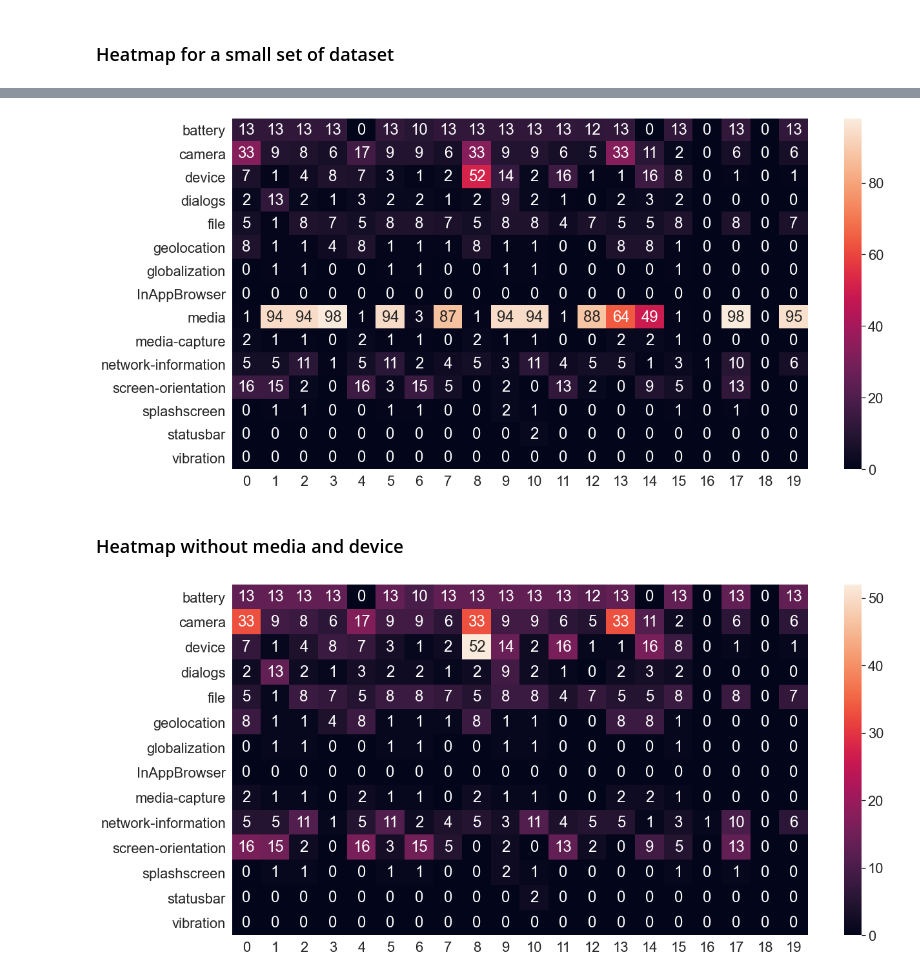
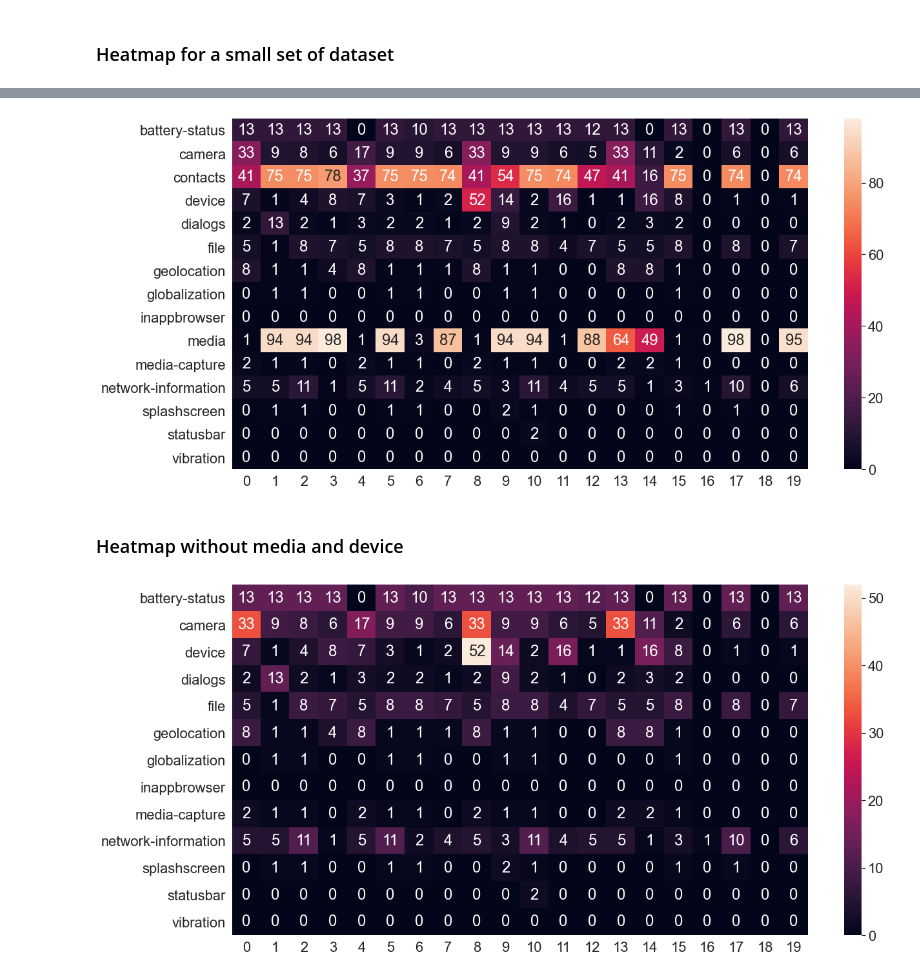
Before and after one commit to allensun623/Android-Security-Analysis, a Jupyter notebook: apk_analysis/data_analysis/cdv_plugins.ipynb, the cells around one changed output, grey strips where cells are left out. Drawn from its saved outputs; the diff is of its cells as text; code cells hidden in the pictures.

```diff
--- a/apk_analysis/data_analysis/cdv_plugins.ipynb
+++ b/apk_analysis/data_analysis/cdv_plugins.ipynb
@@ -8,8 +8,8 @@ import seaborn as sns
 # %% [markdown]
 # Import Dataset
 # %%
-df_api = pd.read_csv("../db/cdv/cordova_APIs.csv")
-df_permission = pd.read_csv("../db/cdv/cordova_PERMISSIONs.csv")
+df_api = pd.read_csv("../db/cdv/cordova_API.csv")
+df_permission = pd.read_csv("../db/cdv/cordova_PERMISSION.csv")
 # df_feature = pd.read_csv("../db/fcordova/eatures.csv")
 # %%
 df_api.columns
@@ -178,16 +183,16 @@ plt.figure(figsize=(20,10))
 sns.set(font_scale=2) # font size 2
 ax = sns.heatmap(df_plugins_only_T.iloc[:, :set_num], annot=True)
 # %% [output]
-[figure, old version]
+[figure, new version]
 # %% [markdown]
 ### Heatmap without media and device
 # %%
 
-df_plugins_media = df_api.drop(columns=["apk_name", "media"])
+df_plugins_media = df_api.drop(columns=["apk_name", "media", "contacts"])
 df_plugins_media_T = df_plugins_media.T
 # select a set of apks, heatmap with annotation
 plt.figure(figsize=(20,10))
 sns.set(font_scale=2) # font size 2
 ax = sns.heatmap(df_plugins_media_T.iloc[:, :set_num], annot=True)
 # %% [output]
-[figure, old version]
+[figure, new version]
```
Also changed, not shown: parts of 9 cells of this notebook.
